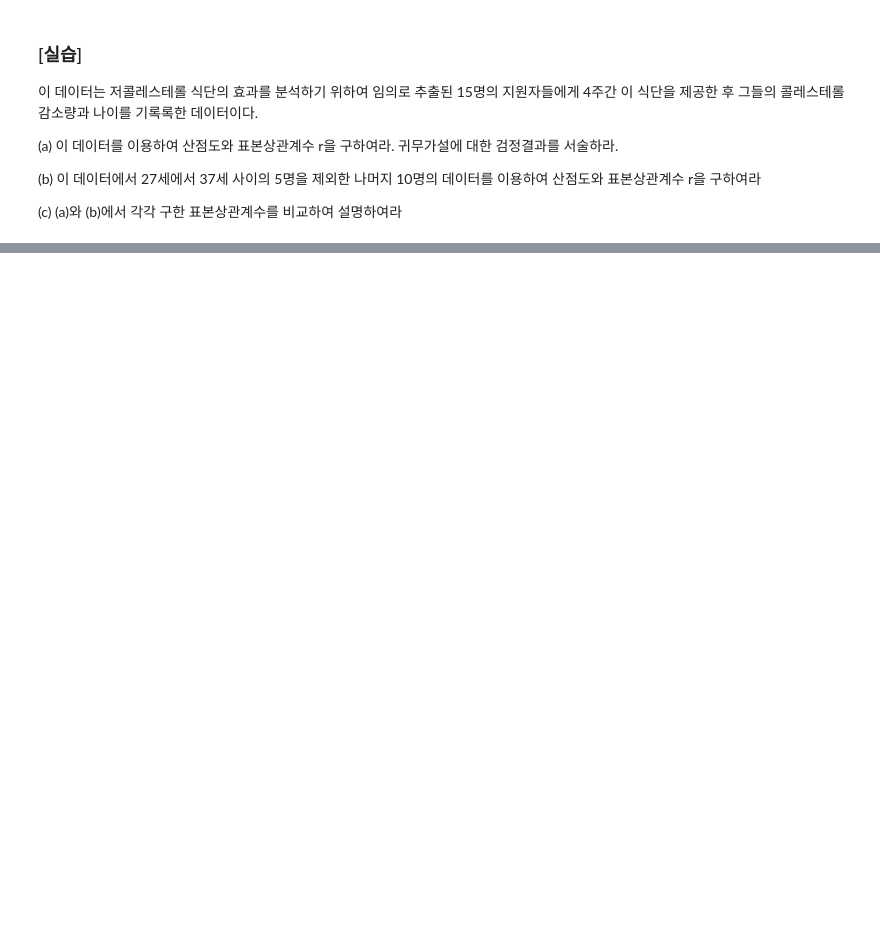
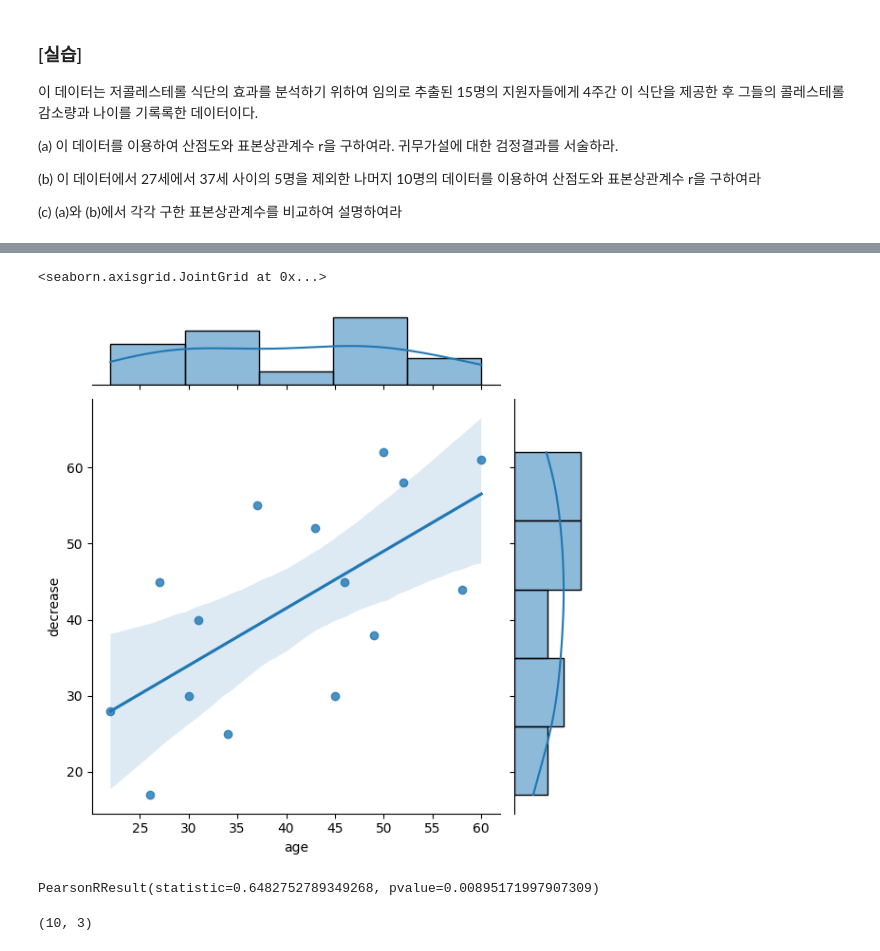
Before and after one commit to runacian0221/ProDs-lecture, a Jupyter notebook: 01_[실습]통계적데이터분석.ipynb, the cells around one changed output, grey strips where cells are left out. Saved outputs shown, nothing was run; the diff lists cells and outputs as text; code cells hidden in the pictures; blank space fills up the shorter version.

```diff
--- a/01_[실습]통계적데이터분석.ipynb
+++ b/01_[실습]통계적데이터분석.ipynb
@@ -556,0 +634,4 @@ Chi2ContingencyResult(statistic=65.0, pvalue=7.681204685202098e-15, dof=2, expec
+# %%
+# age_col.csv
+df=pd.read_csv('/content/age_col.csv')
+print(df.shape)
@@ -556,0 +659,23 @@ Chi2ContingencyResult(statistic=65.0, pvalue=7.681204685202098e-15, dof=2, expec
+# %%
+# (a) 이 데이터를 이용하여 산점도와 표본상관계수 r을 구하여라. 귀무가설에 대한 검정결과를 서술하라.
+
+#sns.scatterplot(x=df.age, y=df.decrease)
+sns.jointplot(x=df.age, y=df.decrease, kind='reg')
+# %% [output]
+<seaborn.axisgrid.JointGrid at 0x...>
+[figure, added]
+# %%
+stats.pearsonr(df.age, df.decrease)
+# r = 0.648 , pvalue = 0.008
+# h0 : 모상관계수 = 0
+# h1 : 모상관계수 != 0
+# h0기각, r = 0.648 유의하다
+# %% [output]
+PearsonRResult(statistic=0.6482752789349268, pvalue=0.00895171997907309)
+# %%
+# (b) 이 데이터에서 27세에서 37세 사이의 5명을 제외한 나머지 10명의 데이터를 이용하여 산점도와 표본상관계수 r을 구하여라
+
+df1 = df[(df['age'] > 37)|(df['age'] < 27)]
+df1.shape
+# %% [output]
+(10, 3)
```
Also changed, not shown: parts of 66 cells of this notebook, 15 other files.
